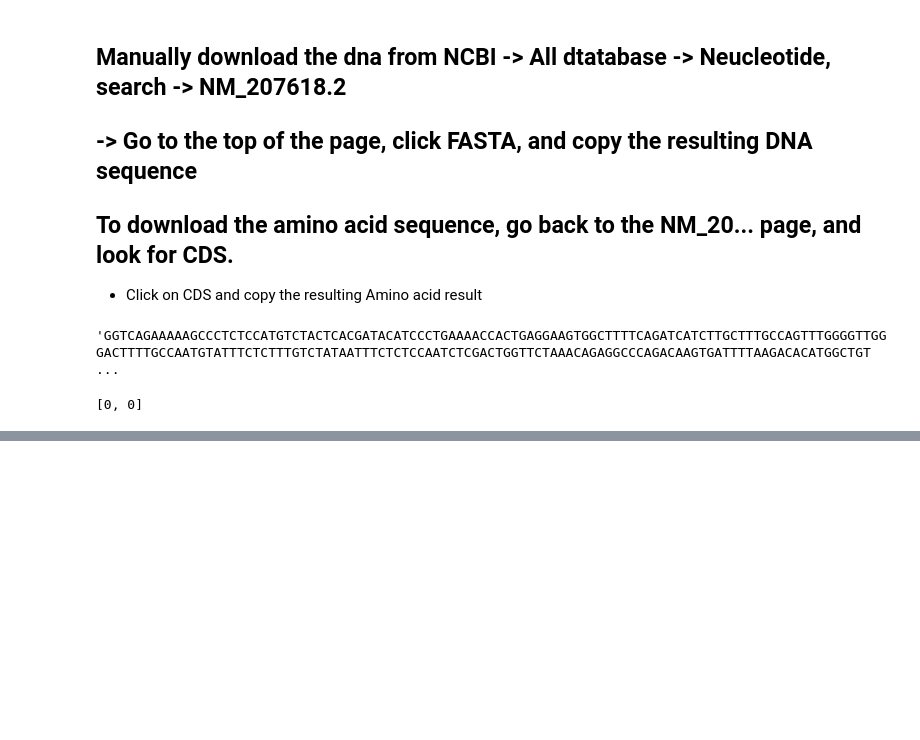
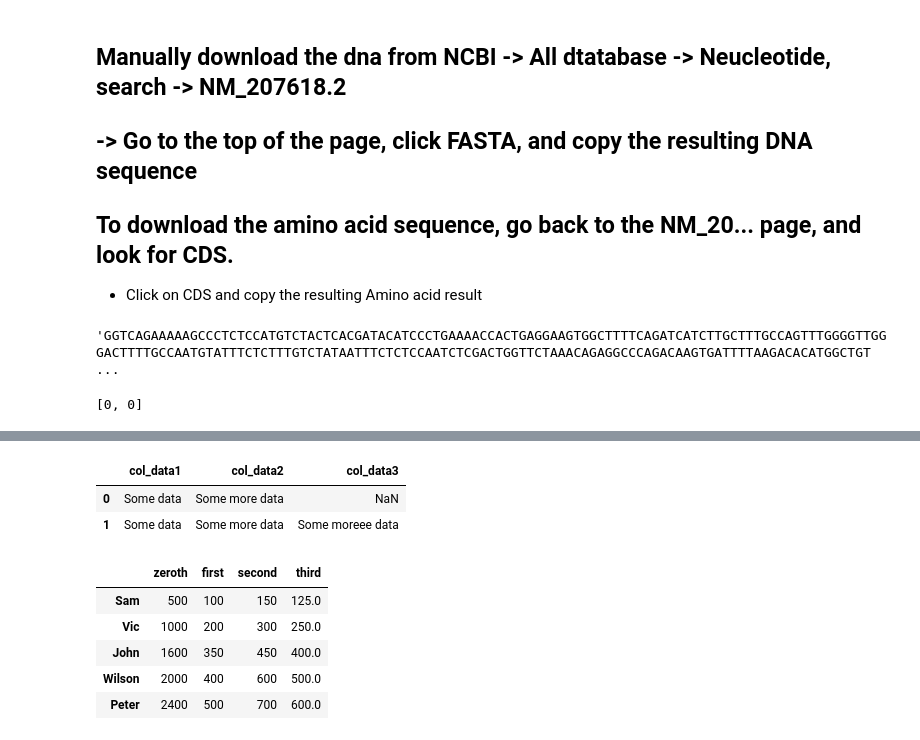
Before and after one commit to samuelatuma1/PythonForRx, a Jupyter notebook: scope_rules.ipynb, the cells around one changed output, grey strips where cells are left out. Drawn from its saved outputs; the diff is of its cells as text; code cells hidden in the pictures; blank space fills up the shorter version.

```diff
--- a/scope_rules.ipynb
+++ b/scope_rules.ipynb
@@ -1146,0 +1412,43 @@ sum_matrix(arr1)
+# %%
+# If we build our dataframe using a List,The list index number becomes the row and for its children,
+# The value of the keys become the column data. Please, note the distinction e.g
+import pandas as pd
+table = [
+        {
+            "col_data1": "Some data",
+            "col_data2": "Some more data"
+        },
+        {
+            "col_data1": "Some data",
+            "col_data2": "Some more data",
+            "col_data3": "Some moreee data"
+        },
+
+]
+
+pd.DataFrame(table)
+# %% [output]
+|  | col_data1 | col_data2 | col_data3 |
+| 0 | Some data | Some more data | NaN |
+| 1 | Some data | Some more data | Some moreee data |
+# %%
+# Revision on Python pandas
+series = pd.Series(data=[100, 200, 300, 400, 500], index=["Sam", "Vic", "John", "Wilson", "Peter"])
+series.iloc[2] = 350
+series2 = pd.Series(data=[150, 300, 450, 600, 700], index=["Sam", "Vic", "John", "Wilson", "Peter"])
+y = pd.DataFrame({
+    'first': series,
+    "second": series2
+})
+
+y["third"] = (y["first"] + y["second"] ) / 2
+indNew = (y["first"] + y["second"] ) * 2
+y.insert(0, "zeroth", indNew)
+y
+# %% [output]
+|  | zeroth | first | second | third |
+| Sam | 500 | 100 | 150 | 125.0 |
+| Vic | 1000 | 200 | 300 | 250.0 |
+| John | 1600 | 350 | 450 | 400.0 |
+| Wilson | 2000 | 400 | 600 | 500.0 |
+| Peter | 2400 | 500 | 700 | 600.0 |
```
Also changed, not shown: parts of 27 cells of this notebook.
